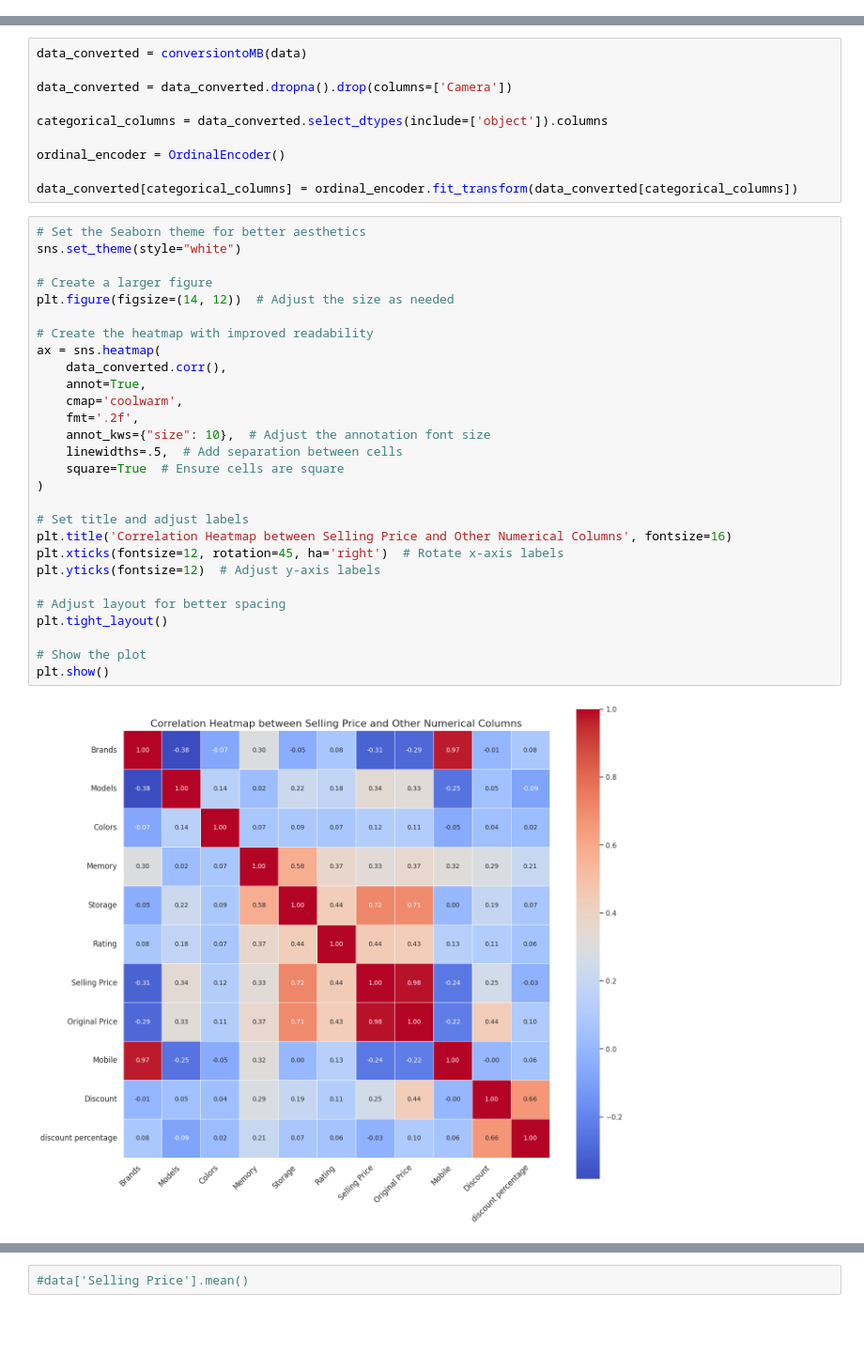
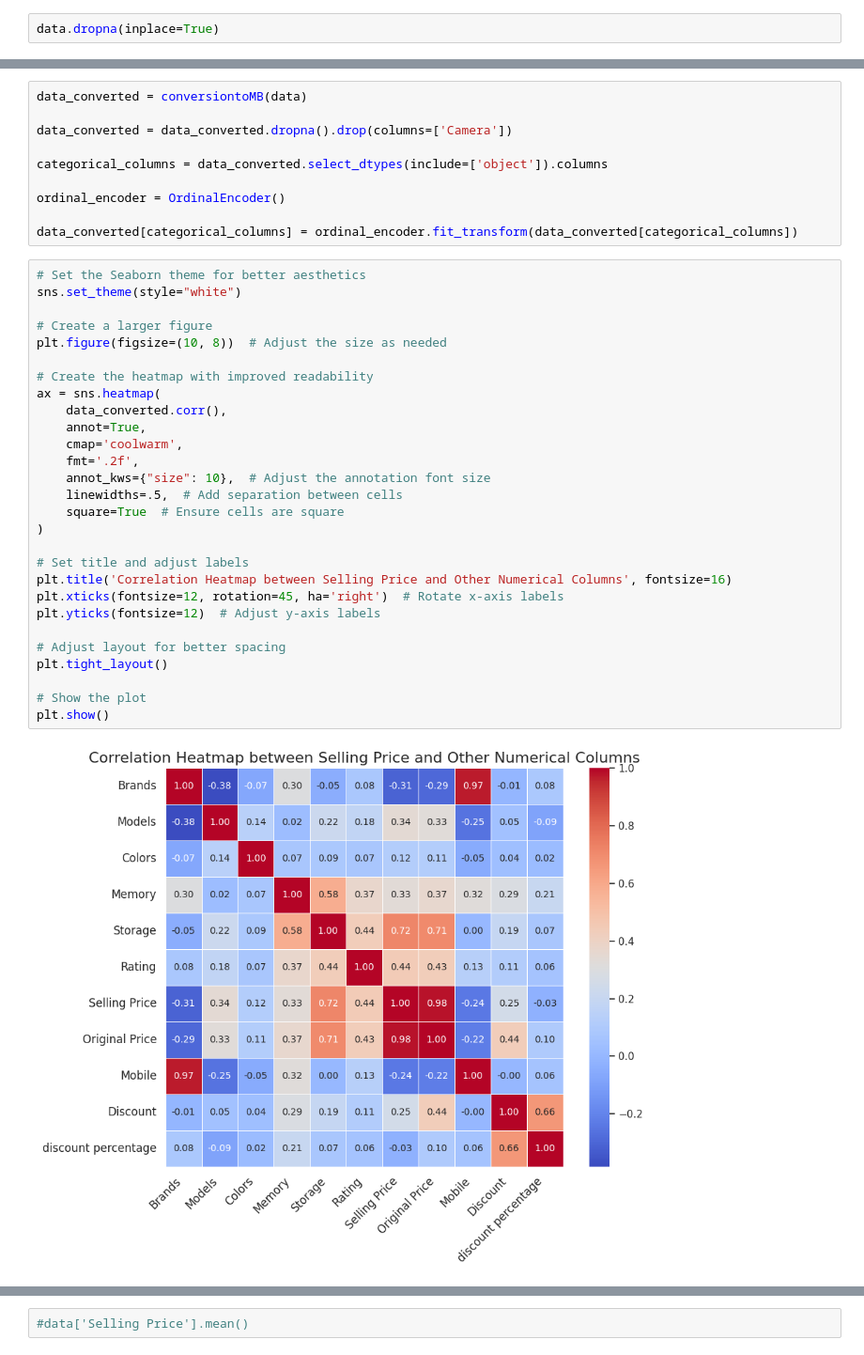
Before and after one commit to Vahsir7/EDA, a Jupyter notebook: mobile_sales/analysis.ipynb, the cells around one changed output, grey strips where cells are left out. Shown at 94% size. Drawn from its saved outputs; the diff is of its cells as text; blank space fills up the shorter version.

```diff
--- a/mobile_sales/analysis.ipynb
+++ b/mobile_sales/analysis.ipynb
@@ -70,0 +87,2 @@ data.describe(include='object')
+# %%
+data.dropna(inplace=True)
@@ -677,33 +902,33 @@ data_converted[categorical_columns] = ordinal_encoder.fit_transform(data_convert
 # %%
 # Set the Seaborn theme for better aesthetics
 sns.set_theme(style="white")
 
 # Create a larger figure
-plt.figure(figsize=(14, 12))  # Adjust the size as needed
+plt.figure(figsize=(10, 8))  # Adjust the size as needed
 
 # Create the heatmap with improved readability
 ax = sns.heatmap(
     data_converted.corr(),
     annot=True,
     cmap='coolwarm',
     fmt='.2f',
     annot_kws={"size": 10},  # Adjust the annotation font size
     linewidths=.5,  # Add separation between cells
     square=True  # Ensure cells are square
 )
 
 # Set title and adjust labels
 plt.title('Correlation Heatmap between Selling Price and Other Numerical Columns', fontsize=16)
 plt.xticks(fontsize=12, rotation=45, ha='right')  # Rotate x-axis labels
 plt.yticks(fontsize=12)  # Adjust y-axis labels
 
 # Adjust layout for better spacing
 plt.tight_layout()
 
 # Show the plot
 plt.show()
 # %% [output]
-[figure, old version]
+[figure, new version]
 # %%
 color_vs_price = data[['Colors','Selling Price']].sort_values(by='Selling Price',ascending=False)
 color_vs_price
```
Also changed, not shown: parts of 55 cells of this notebook.
